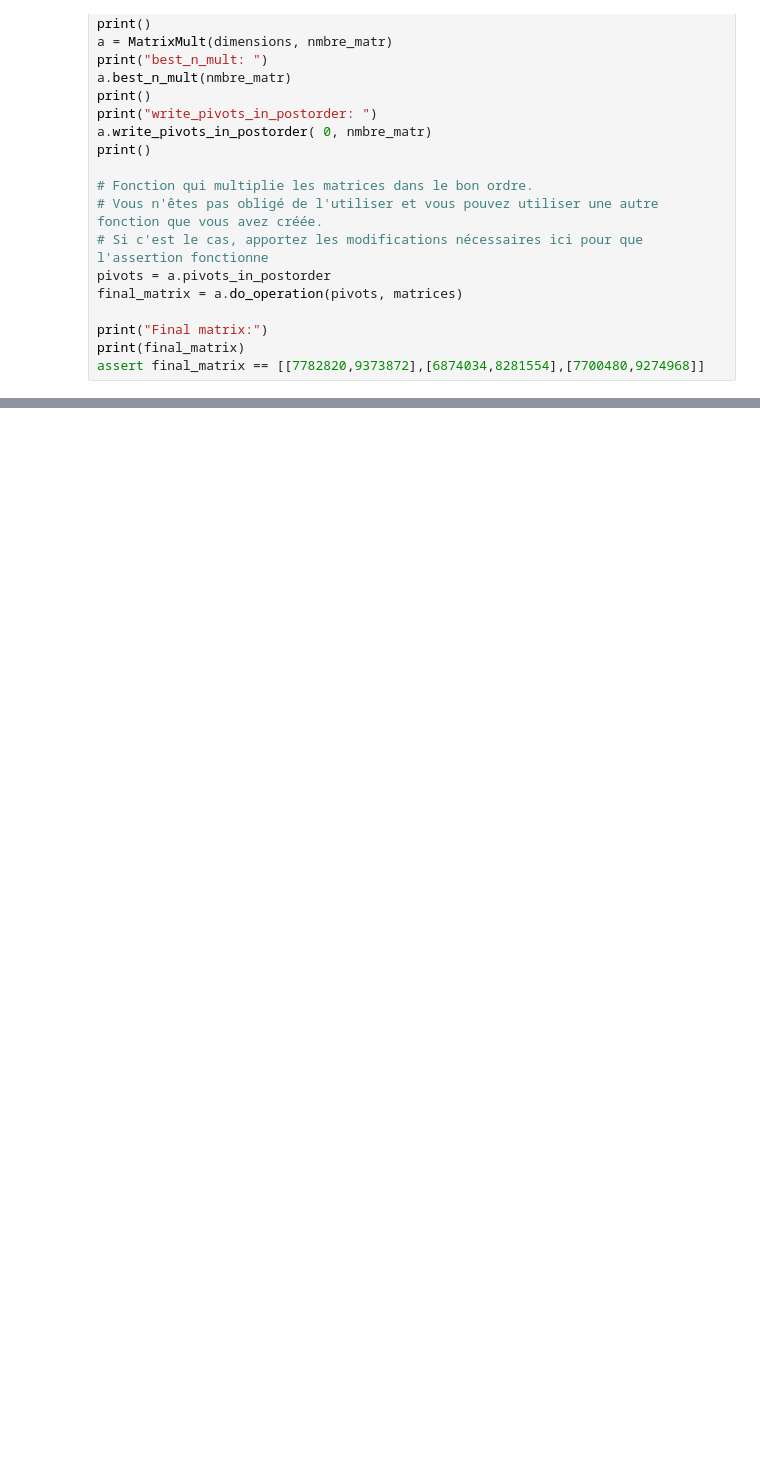
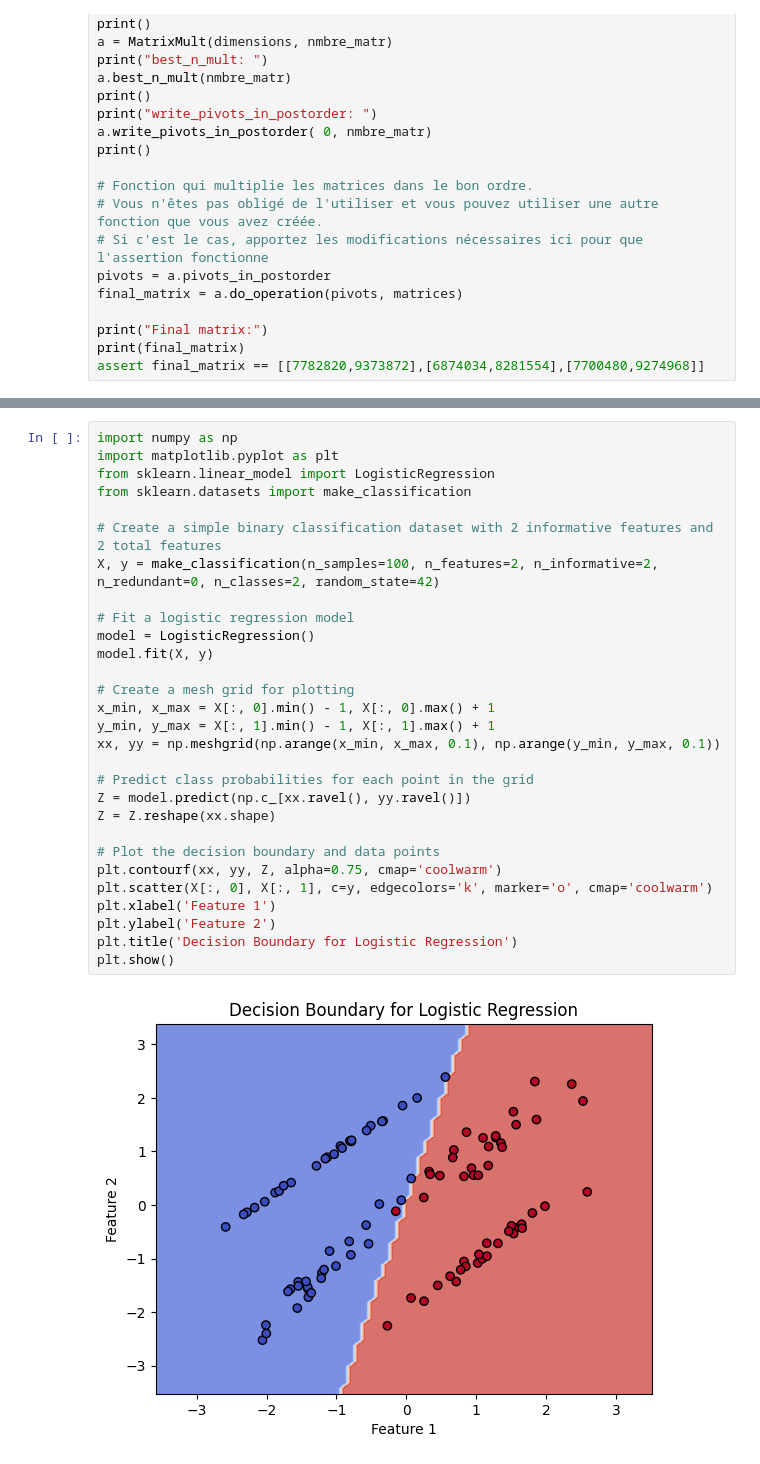
Before and after one commit to ahonongobi/Data_Structure_and_algo, a Jupyter notebook: brouillons.ipynb, the cells around one changed output, grey strips where cells are left out. Saved outputs shown, nothing was run; the diff lists cells and outputs as text; blank space fills up the shorter version.

```diff
--- a/brouillons.ipynb
+++ b/brouillons.ipynb
@@ -106,0 +213,31 @@ assert final_matrix == [[7782820,9373872],[6874034,8281554],[7700480,9274968]]
+# %%
+import numpy as np
+import matplotlib.pyplot as plt
+from sklearn.linear_model import LogisticRegression
+from sklearn.datasets import make_classification
+
+# Create a simple binary classification dataset with 2 informative features and 2 total features
+X, y = make_classification(n_samples=100, n_features=2, n_informative=2, n_redundant=0, n_classes=2, random_state=42)
+
+# Fit a logistic regression model
+model = LogisticRegression()
+model.fit(X, y)
+
+# Create a mesh grid for plotting
+x_min, x_max = X[:, 0].min() - 1, X[:, 0].max() + 1
+y_min, y_max = X[:, 1].min() - 1, X[:, 1].max() + 1
+xx, yy = np.meshgrid(np.arange(x_min, x_max, 0.1), np.arange(y_min, y_max, 0.1))
+
+# Predict class probabilities for each point in the grid
+Z = model.predict(np.c_[xx.ravel(), yy.ravel()])
+Z = Z.reshape(xx.shape)
+
+# Plot the decision boundary and data points
+plt.contourf(xx, yy, Z, alpha=0.75, cmap='coolwarm')
+plt.scatter(X[:, 0], X[:, 1], c=y, edgecolors='k', marker='o', cmap='coolwarm')
+plt.xlabel('Feature 1')
+plt.ylabel('Feature 2')
+plt.title('Decision Boundary for Logistic Regression')
+plt.show()
+# %% [output]
+[figure, added]
```
Also changed, not shown: parts of 51 cells of this notebook, 3 other files.
